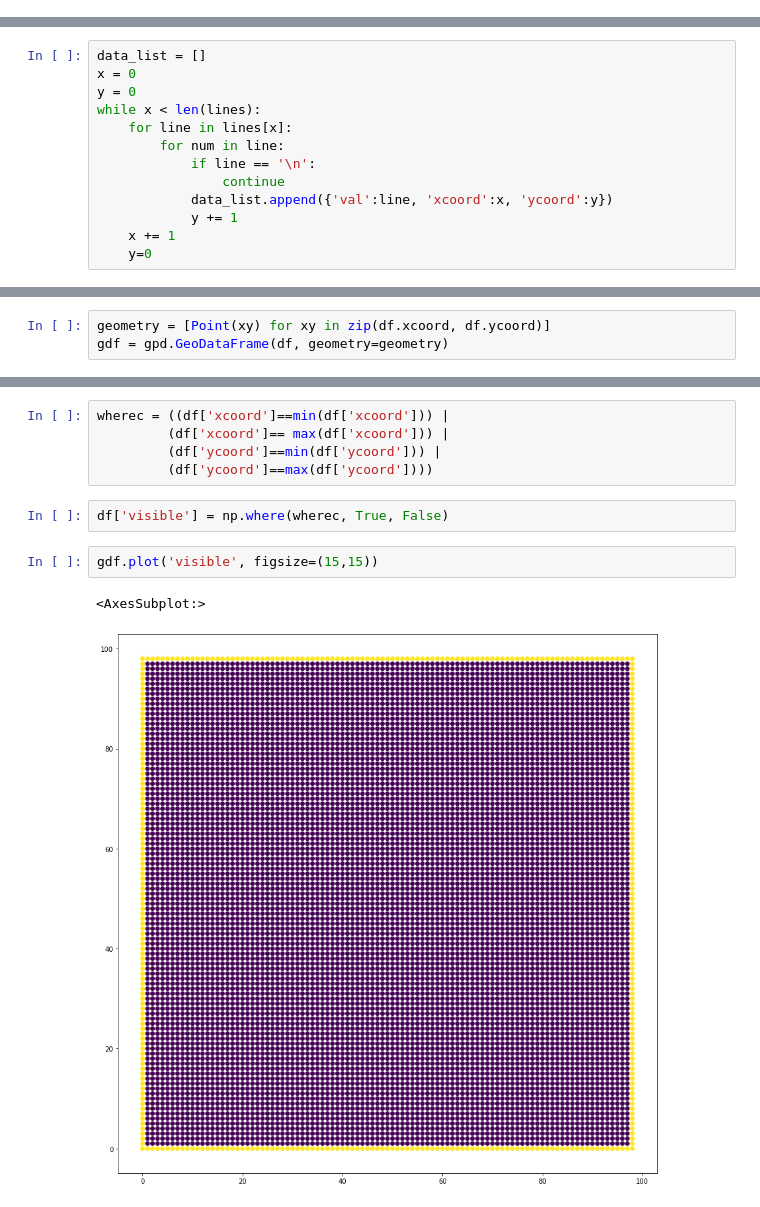
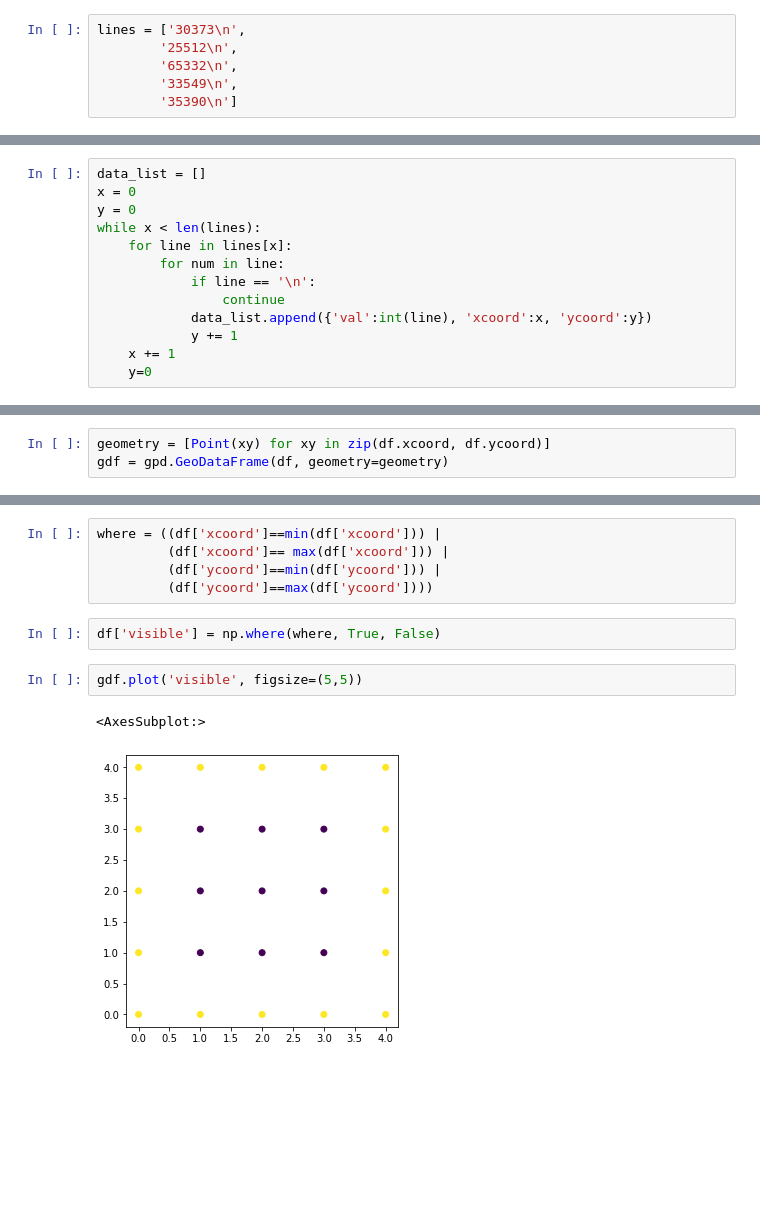
Before and after one commit to christyheaton/advent2022, a Jupyter notebook: day8.ipynb, the cells around one changed output, grey strips where cells are left out. Drawn from its saved outputs; the diff is of its cells as text; blank space fills up the shorter version.

Commit message:
use test data instead

```diff
--- a/day8.ipynb
+++ b/day8.ipynb
@@ -9,3 +13,9 @@ with open('data/day8_input.txt') as f:
+# %%
+lines = ['30373\n',
+        '25512\n',
+        '65332\n',
+        '33549\n',
+        '35390\n']
 # %%
 lines = [[*line] for line in lines]
 # %%
@@ -17,7 +27,7 @@ while x < len(lines):
         for num in line:
             if line == '\n':
                 continue
-            data_list.append({'val':line, 'xcoord':x, 'ycoord':y})
+            data_list.append({'val':int(line), 'xcoord':x, 'ycoord':y})
             y += 1
     x += 1
     y=0
@@ -43,12 +53,12 @@ gdf.plot('val', cmap = 'Greens', figsize=(15,15))
 # %%
-wherec = ((df['xcoord']==min(df['xcoord'])) |
+where = ((df['xcoord']==min(df['xcoord'])) |
          (df['xcoord']== max(df['xcoord'])) |
          (df['ycoord']==min(df['ycoord'])) |
          (df['ycoord']==max(df['ycoord'])))
 # %%
-df['visible'] = np.where(wherec, True, False)
+df['visible'] = np.where(where, True, False)
 # %%
-gdf.plot('visible', figsize=(15,15))
+gdf.plot('visible', figsize=(5,5))
 # %% [output]
 <AxesSubplot:>
-[figure, old version]
+[figure, new version]
```
Also changed, not shown: parts of 7 cells of this notebook.
